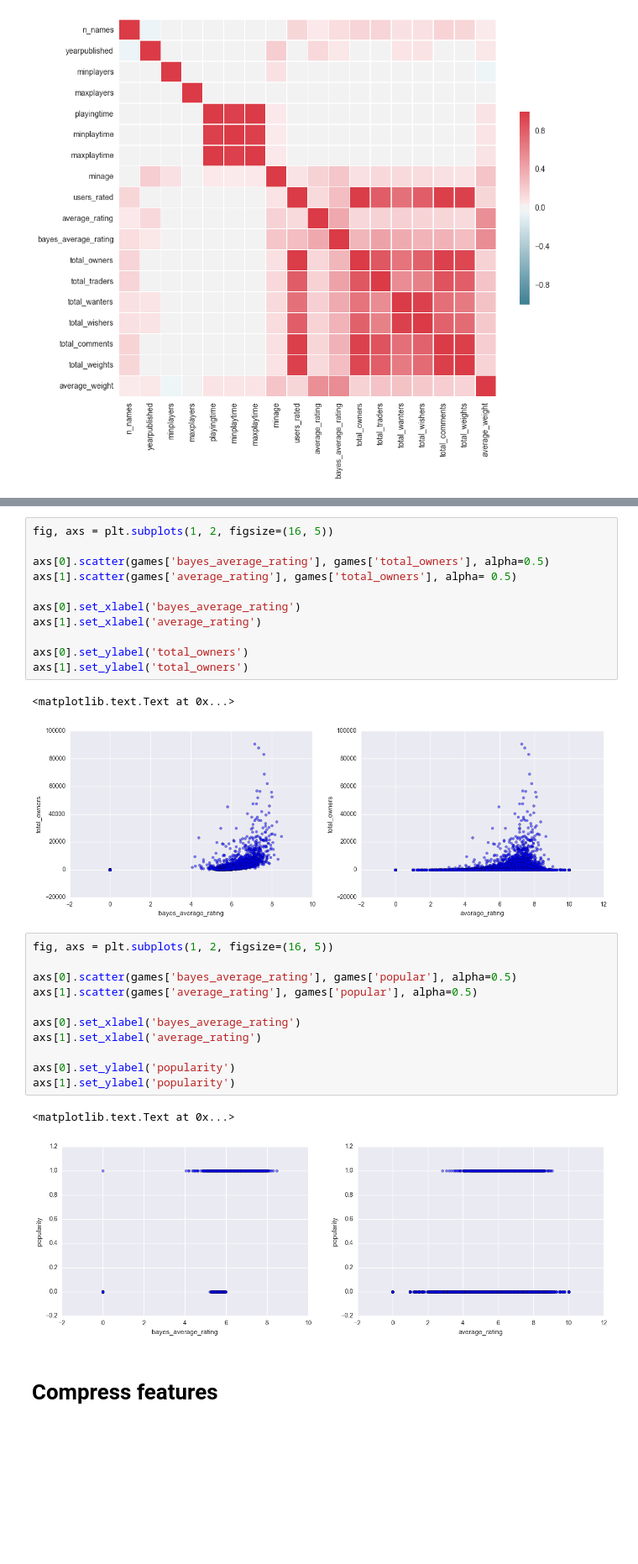
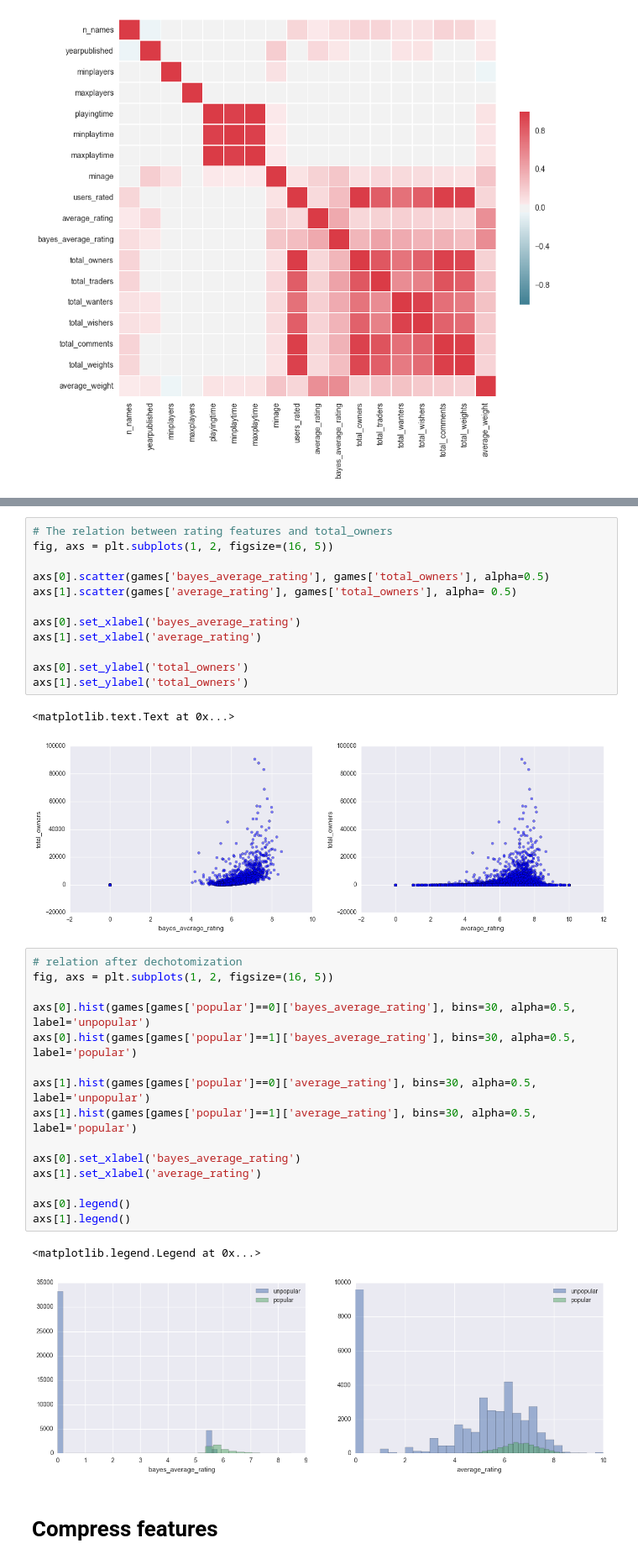
Before and after one commit to YiChanLee/board_game_owner_prediction, a Jupyter notebook: 01_modelling.ipynb, the cells around one changed output, grey strips where cells are left out. Shown at 84% size. Saved outputs shown, nothing was run; the diff lists cells and outputs as text; blank space fills up the shorter version.

Commit message:
Use gridSearchCV in sklearn, change plot type, visualize tree.

```diff
--- a/01_modelling.ipynb
+++ b/01_modelling.ipynb
@@ -167,4 +161,5 @@ We also need to strike out variables `average_rating` and `bayes_average_rating`
 # %%
+# The relation between rating features and total_owners
 fig, axs = plt.subplots(1, 2, figsize=(16, 5))
 
 axs[0].scatter(games['bayes_average_rating'], games['total_owners'], alpha=0.5)
@@ -179,19 +174,23 @@ axs[1].set_ylabel('total_owners')
 <matplotlib.text.Text at 0x...>
 [figure]
 # %%
+# relation after dechotomization
 fig, axs = plt.subplots(1, 2, figsize=(16, 5))
 
-axs[0].scatter(games['bayes_average_rating'], games['popular'], alpha=0.5)
-axs[1].scatter(games['average_rating'], games['popular'], alpha=0.5)
+axs[0].hist(games[games['popular']==0]['bayes_average_rating'], bins=30, alpha=0.5, label='unpopular')
+axs[0].hist(games[games['popular']==1]['bayes_average_rating'], bins=30, alpha=0.5, label='popular')
+
+axs[1].hist(games[games['popular']==0]['average_rating'], bins=30, alpha=0.5, label='unpopular')
+axs[1].hist(games[games['popular']==1]['average_rating'], bins=30, alpha=0.5, label='popular')
 
 axs[0].set_xlabel('bayes_average_rating')
 axs[1].set_xlabel('average_rating')
 
-axs[0].set_ylabel('popularity')
-axs[1].set_ylabel('popularity')
+axs[0].legend()
+axs[1].legend()
 # %% [output]
-<matplotlib.text.Text at 0x...>
+<matplotlib.legend.Legend at 0x...>
-[figure, old version]
+[figure, new version]
 # %% [markdown]
 # Compress features
 # %%
```
Also changed, not shown: parts of 103 cells of this notebook, 7 other files.
